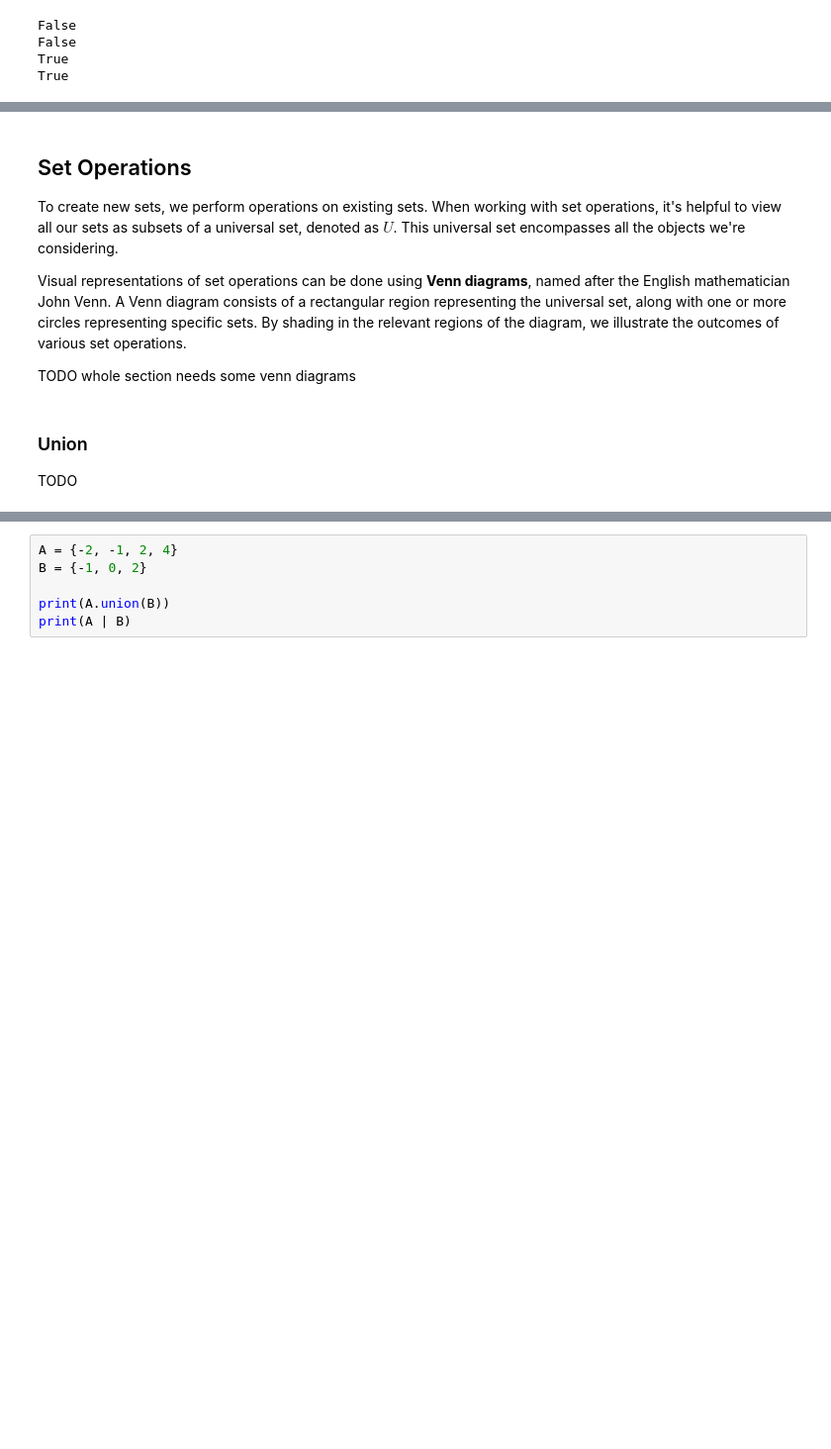
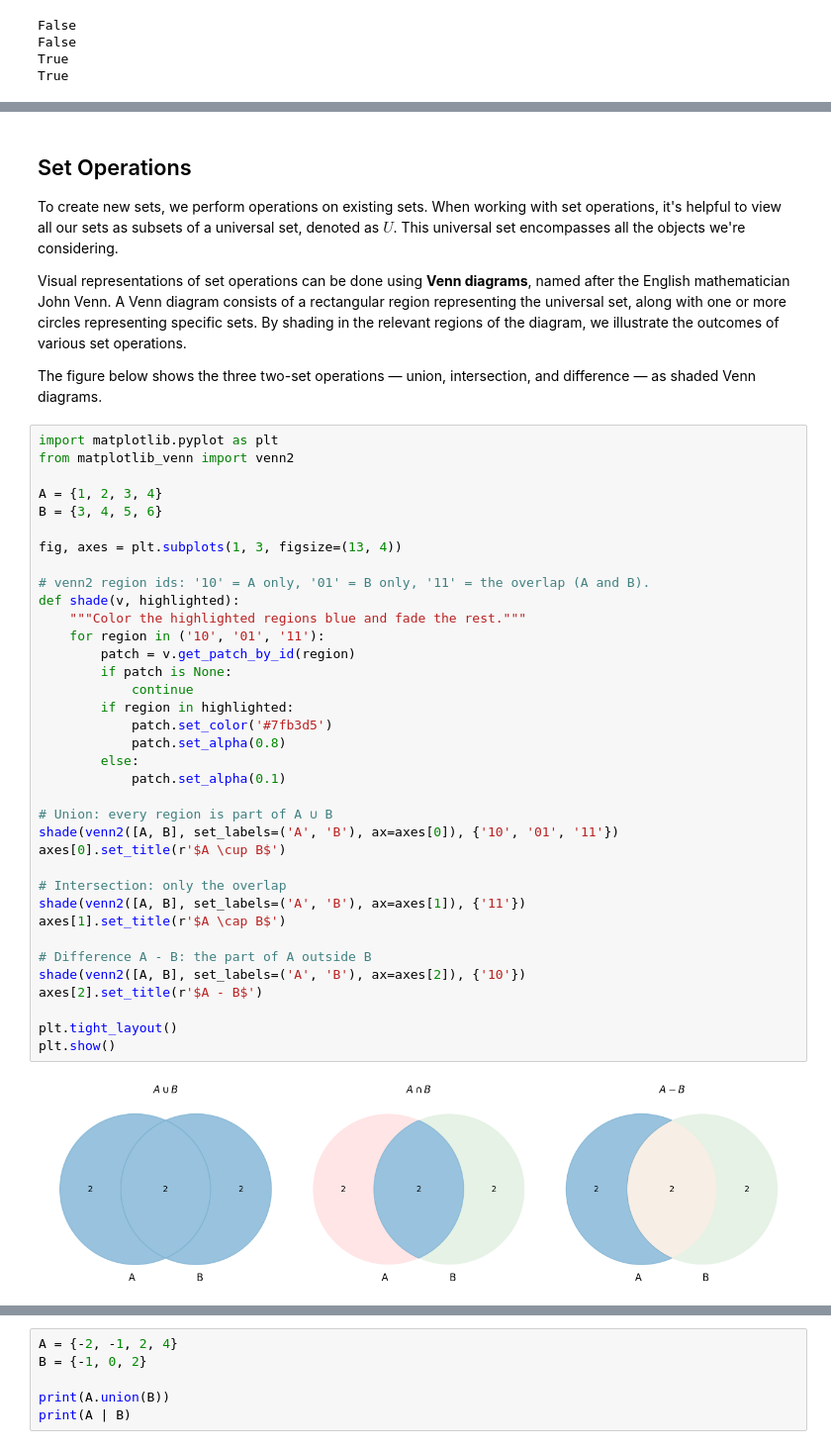
Before and after one commit to jmcmeen/discrete-structures, a Jupyter notebook: 01_sets.ipynb, the cells around one changed output, grey strips where cells are left out. Shown at 99% size. Drawn from its saved outputs; the diff is of its cells as text; blank space fills up the shorter version.

```diff
--- a/01_sets.ipynb
+++ b/01_sets.ipynb
@@ -162,8 +164,42 @@ To create new sets, we perform operations on existing sets. When working with se
 
 Visual representations of set operations can be done using **Venn diagrams**, named after the English mathematician John Venn. A Venn diagram consists of a rectangular region representing the universal set, along with one or more circles representing specific sets. By shading in the relevant regions of the diagram, we illustrate the outcomes of various set operations.
 
-TODO whole section needs some venn diagrams
+The figure below shows the three two-set operations — union, intersection, and difference — as shaded Venn diagrams.
-# %% [markdown]
-### Union
-
-TODO
+# %%
+import matplotlib.pyplot as plt
+from matplotlib_venn import venn2
+
+A = {1, 2, 3, 4}
+B = {3, 4, 5, 6}
+
+fig, axes = plt.subplots(1, 3, figsize=(13, 4))
+
+# venn2 region ids: '10' = A only, '01' = B only, '11' = the overlap (A and B).
+def shade(v, highlighted):
+    """Color the highlighted regions blue and fade the rest."""
+    for region in ('10', '01', '11'):
+        patch = v.get_patch_by_id(region)
+        if patch is None:
+            continue
+        if region in highlighted:
+            patch.set_color('#7fb3d5')
+            patch.set_alpha(0.8)
+        else:
+            patch.set_alpha(0.1)
+
+# Union: every region is part of A ∪ B
+shade(venn2([A, B], set_labels=('A', 'B'), ax=axes[0]), {'10', '01', '11'})
+axes[0].set_title(r'$A \cup B$')
+
+# Intersection: only the overlap
+shade(venn2([A, B], set_labels=('A', 'B'), ax=axes[1]), {'11'})
+axes[1].set_title(r'$A \cap B$')
+
+# Difference A - B: the part of A outside B
+shade(venn2([A, B], set_labels=('A', 'B'), ax=axes[2]), {'10'})
+axes[2].set_title(r'$A - B$')
+
+plt.tight_layout()
+plt.show()
+# %% [output]
+[figure, added]
```
Also changed, not shown: parts of 30 cells of this notebook.
